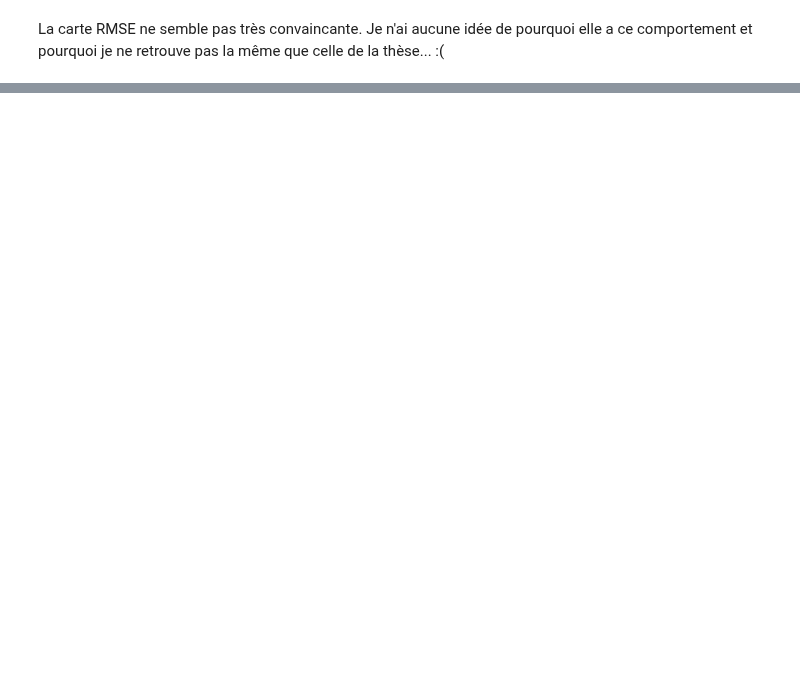
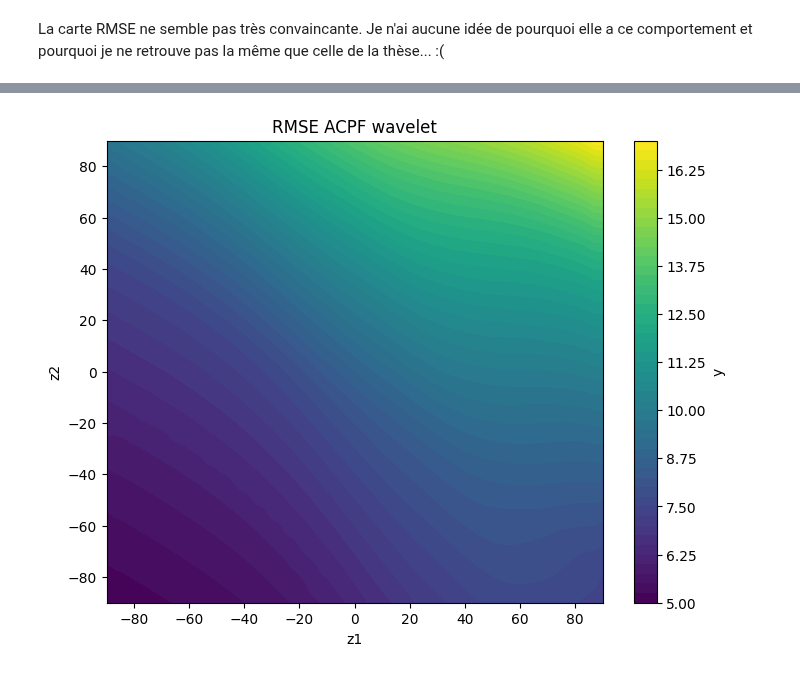
Before and after one commit to Viictordvd/Vigilance-Vagues-Submersion, a Jupyter notebook: campbell.ipynb, the cells around one changed output, grey strips where cells are left out. Cells and saved outputs as stored; diff of their text form; code cells hidden in the pictures; blank space fills up the shorter version.

Commit message:
ACPF Ondelette compile

```diff
--- a/campbell.ipynb
+++ b/campbell.ipynb
@@ -110,0 +105,8 @@ La carte RMSE ne semble pas très convaincante. Je n'ai aucune idée de pourquoi
+# %%
+n_pc = 5 #nombre composantes principales
+K_tilde = 1200
+p = 0.95
+theta = 0.01
+sigma = 1
+kernel = mat5_2Kern
+Y_reconstruct = ACPF_Ondelettes(x_train,x_test,y_train,n_pc,[theta,sigma],kernel,K_tilde=0,p=p)
@@ -110,0 +141,14 @@ La carte RMSE ne semble pas très convaincante. Je n'ai aucune idée de pourquoi
+# %%
+# y_test et Y_test_reconstruct ont la forme (n_test, n_grid*n_grid) = (1000, 4096)
+rmse_wavelet_per_pixel = np.sqrt(np.mean((y_test - Y_reconstruct)**2, axis=0)) #formule (3.17) page 46 de la thèse
+RMSE_wavelet_map = rmse_wavelet_per_pixel.reshape((n_grid, n_grid))
+
+plt.figure(figsize=(8, 6))
+contour = plt.contourf(Z1, Z2, RMSE_wavelet_map, levels=50)
+plt.colorbar(contour, label='y')
+plt.xlabel('z1')
+plt.ylabel('z2')
+plt.title(f'RMSE ACPF wavelet')
+plt.show()
+# %% [output]
+[figure, added]
```
Also changed, not shown: parts of 9 cells of this notebook, 2 other files.
